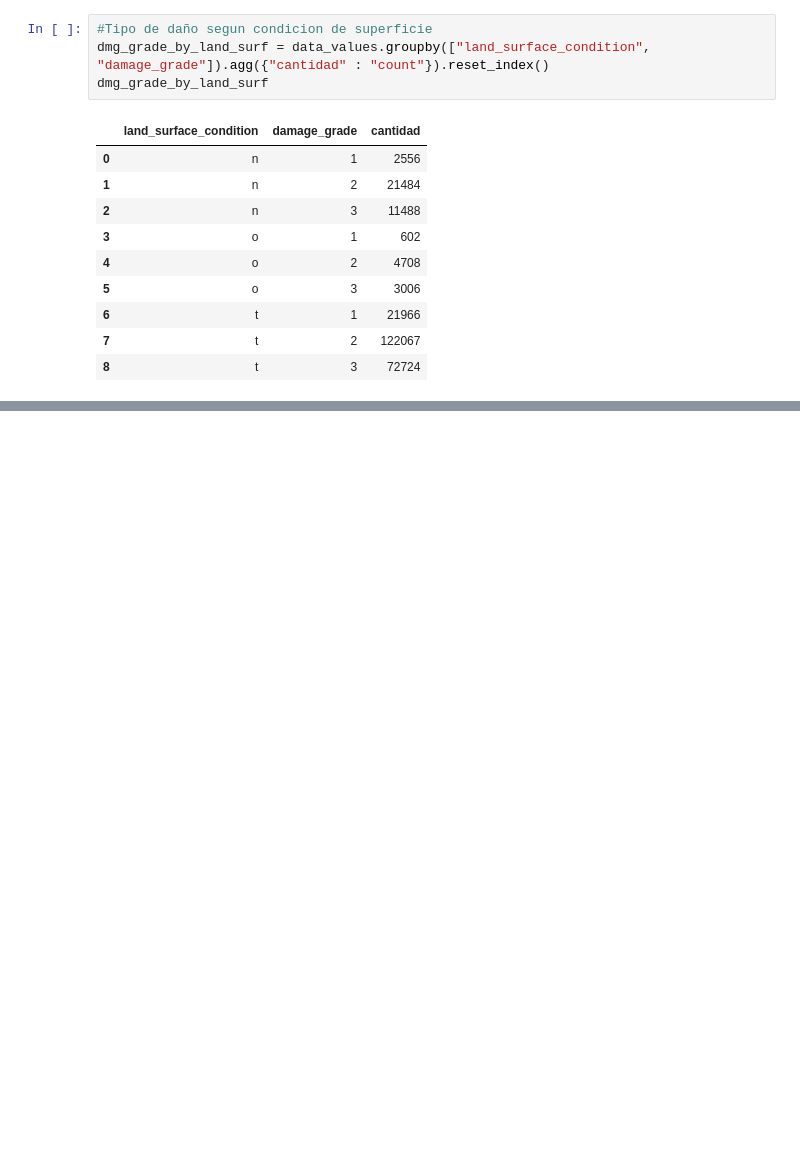
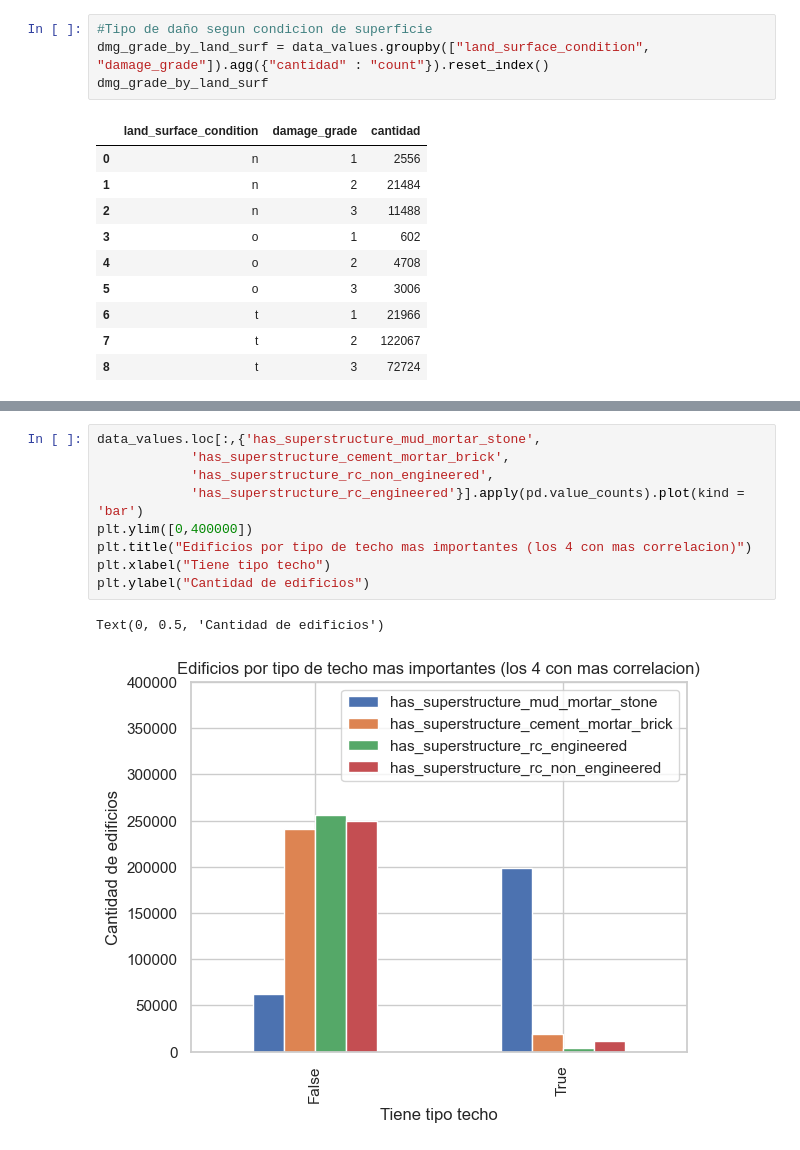
Before and after one commit to DanteReinaudo/EarthquakeDamagePrediction, a Jupyter notebook: tp1/analisis_joaco.ipynb, the cells around one changed output, grey strips where cells are left out. Drawn from its saved outputs; the diff is of its cells as text; blank space fills up the shorter version.

```diff
--- a/tp1/analisis_joaco.ipynb
+++ b/tp1/analisis_joaco.ipynb
@@ -98,0 +152,12 @@ dmg_1
+# %%
+data_values.loc[:,{'has_superstructure_mud_mortar_stone',
+            'has_superstructure_cement_mortar_brick',
+            'has_superstructure_rc_non_engineered',
+            'has_superstructure_rc_engineered'}].apply(pd.value_counts).plot(kind = 'bar')
+plt.ylim([0,400000])
+plt.title("Edificios por tipo de techo mas importantes (los 4 con mas correlacion)")
+plt.xlabel("Tiene tipo techo")
+plt.ylabel("Cantidad de edificios")
+# %% [output]
+Text(0, 0.5, 'Cantidad de edificios')
+[figure, added]
```
Also changed, not shown: parts of 12 cells of this notebook.
